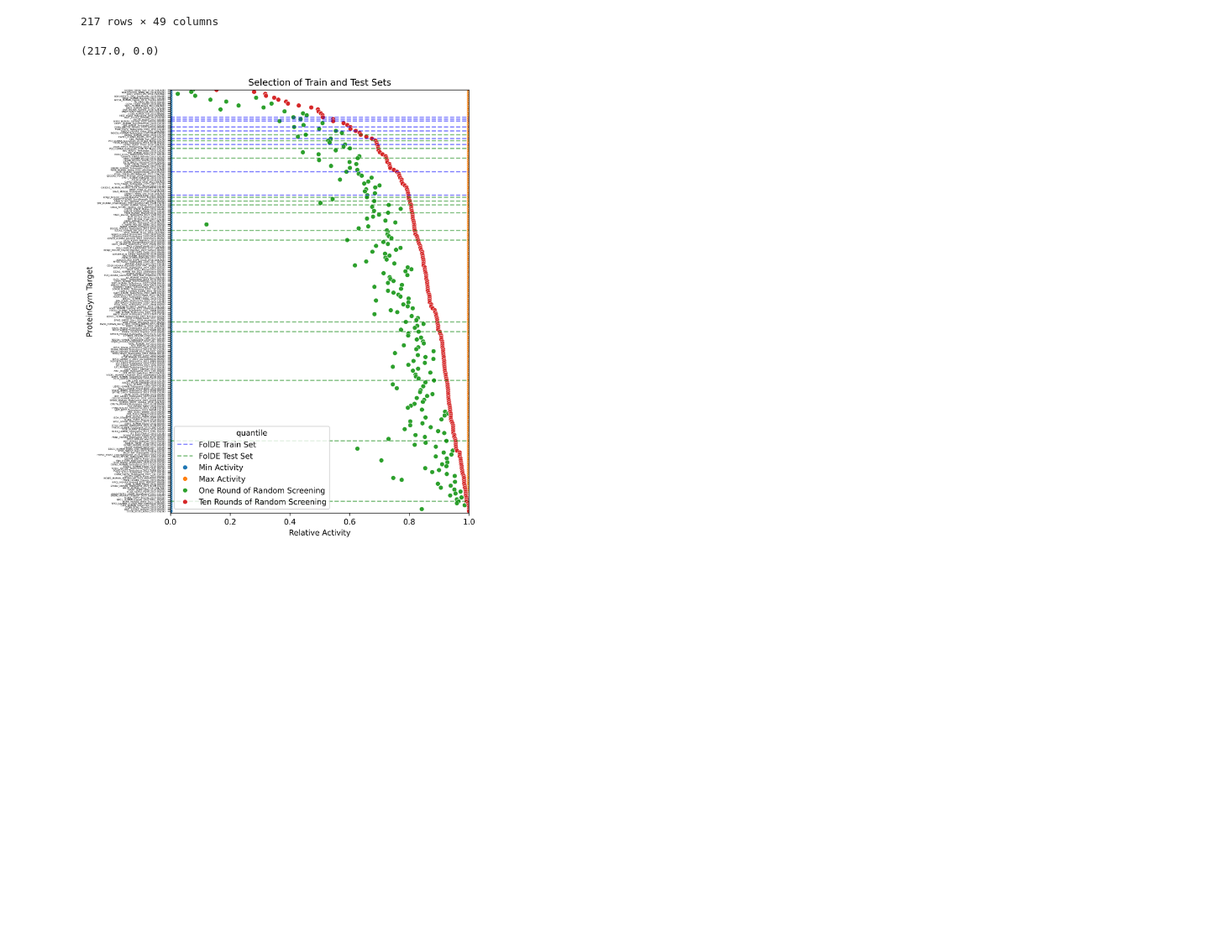
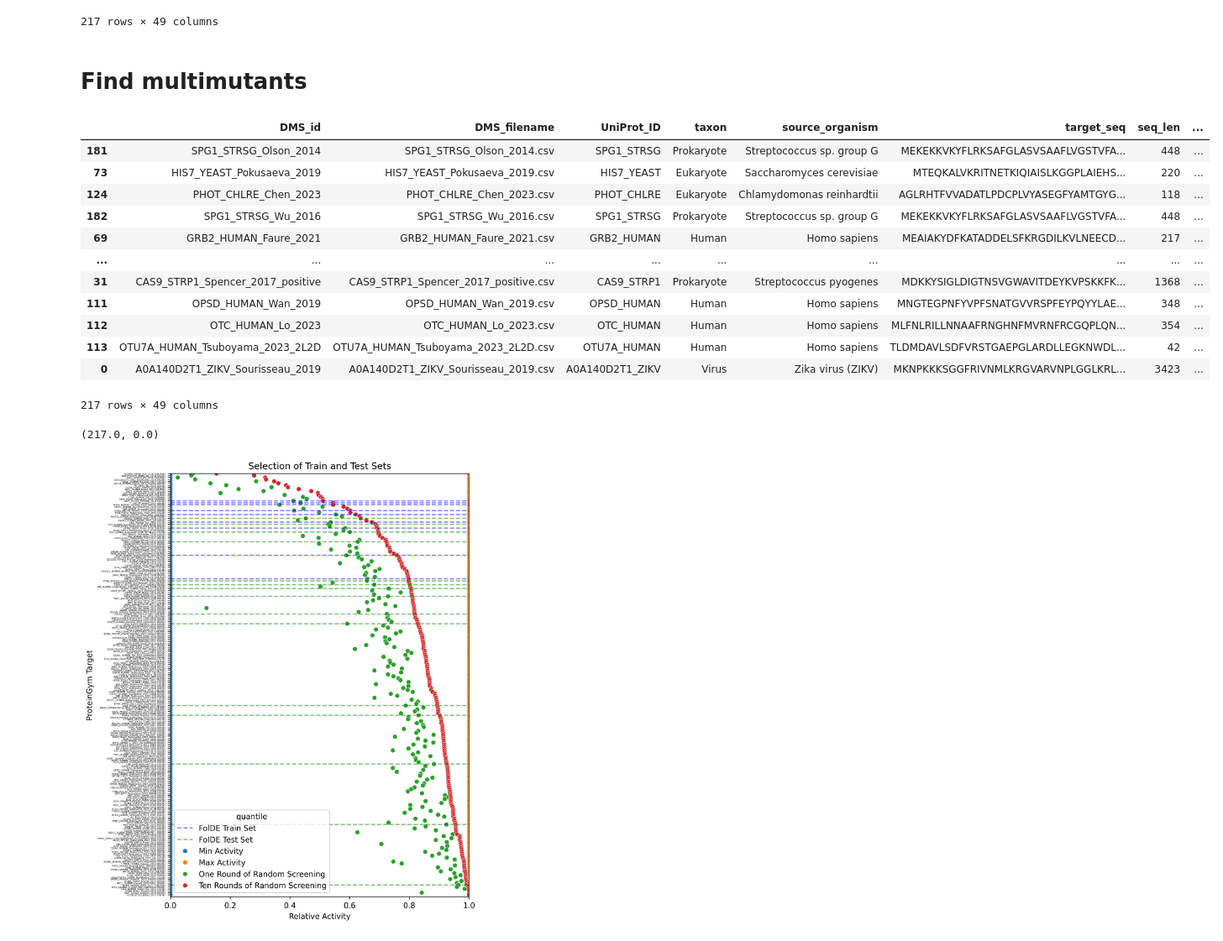
Before and after one commit to JBEI/foldy-internal, a Jupyter notebook: backend/src/notebooks/jacob/250409_distributions.ipynb, the cells around one changed output. Shown at 84% size. Saved outputs shown, nothing was run; the diff lists cells and outputs as text; code cells hidden in the pictures; blank space fills up the shorter version.

```diff
--- a/backend/src/notebooks/jacob/250409_distributions.ipynb
+++ b/backend/src/notebooks/jacob/250409_distributions.ipynb
@@ -54,3 +54,21 @@ dms_metadata
 | 215 | YAP1_HUMAN_Araya_2012 | YAP1_HUMAN_Araya_2012.csv | YAP1_HUMAN | Human | Homo sapiens | MDPGQQPPPQPAPQGQGQPPSQPPQGQGPPSGP... | 504 | ... |
 | 216 | YNZC_BACSU_Tsuboyama_2023_2JVD | YNZC_BACSU_Tsuboyama_2023_2JVD.csv | YNZC_BACSU | Prokaryote | Bacillus subtilis | MISNAKIARINELAAKAKAGVITEEEKAEQQKL... | 39 | ... |
 217 rows × 49 columns
+# %% [markdown]
+# Find multimutants
+# %%
+dms_metadata.sort_values(by='DMS_number_multiple_mutants', ascending=False)
+# %% [output]
+|  | DMS_id | DMS_filename | UniProt_ID | taxon | source_organism | target_seq | seq_len | ... |
+| 181 | SPG1_STRSG_Olson_2014 | SPG1_STRSG_Olson_2014.csv | SPG1_STRSG | Prokaryote | Streptococcus sp. group G | MEKEKKVKYFLRKSAFGLASVSAAFLVGSTVFA... | 448 | ... |
+| 73 | HIS7_YEAST_Pokusaeva_2019 | HIS7_YEAST_Pokusaeva_2019.csv | HIS7_YEAST | Eukaryote | Saccharomyces cerevisiae | MTEQKALVKRITNETKIQIAISLKGGPLAIEHS... | 220 | ... |
+| 124 | PHOT_CHLRE_Chen_2023 | PHOT_CHLRE_Chen_2023.csv | PHOT_CHLRE | Eukaryote | Chlamydomonas reinhardtii | AGLRHTFVVADATLPDCPLVYASEGFYAMTGYG... | 118 | ... |
+| 182 | SPG1_STRSG_Wu_2016 | SPG1_STRSG_Wu_2016.csv | SPG1_STRSG | Prokaryote | Streptococcus sp. group G | MEKEKKVKYFLRKSAFGLASVSAAFLVGSTVFA... | 448 | ... |
+| 69 | GRB2_HUMAN_Faure_2021 | GRB2_HUMAN_Faure_2021.csv | GRB2_HUMAN | Human | Homo sapiens | MEAIAKYDFKATADDELSFKRGDILKVLNEECD... | 217 | ... |
+| ... | ... | ... | ... | ... | ... | ... | ... | ... |
+| 31 | CAS9_STRP1_Spencer_2017_positive | CAS9_STRP1_Spencer_2017_positive.csv | CAS9_STRP1 | Prokaryote | Streptococcus pyogenes | MDKKYSIGLDIGTNSVGWAVITDEYKVPSKKFK... | 1368 | ... |
+| 111 | OPSD_HUMAN_Wan_2019 | OPSD_HUMAN_Wan_2019.csv | OPSD_HUMAN | Human | Homo sapiens | MNGTEGPNFYVPFSNATGVVRSPFEYPQYYLAE... | 348 | ... |
+| 112 | OTC_HUMAN_Lo_2023 | OTC_HUMAN_Lo_2023.csv | OTC_HUMAN | Human | Homo sapiens | MLFNLRILLNNAAFRNGHNFMVRNFRCGQPLQN... | 354 | ... |
+| 113 | OTU7A_HUMAN_Tsuboyama_2023_2L2D | OTU7A_HUMAN_Tsuboyama_2023_2L2D.csv | OTU7A_HUMAN | Human | Homo sapiens | TLDMDAVLSDFVRSTGAEPGLARDLLEGKNWDL... | 42 | ... |
+| 0 | A0A140D2T1_ZIKV_Sourisseau_2019 | A0A140D2T1_ZIKV_Sourisseau_2019.csv | A0A140D2T1_ZIKV | Virus | Zika virus (ZIKV) | MKNPKKKSGGFRIVNMLKRGVARVNPLGGLKRL... | 3423 | ... |
+217 rows × 49 columns
```
Also changed, not shown: parts of 7 cells of this notebook, 12 other files.
